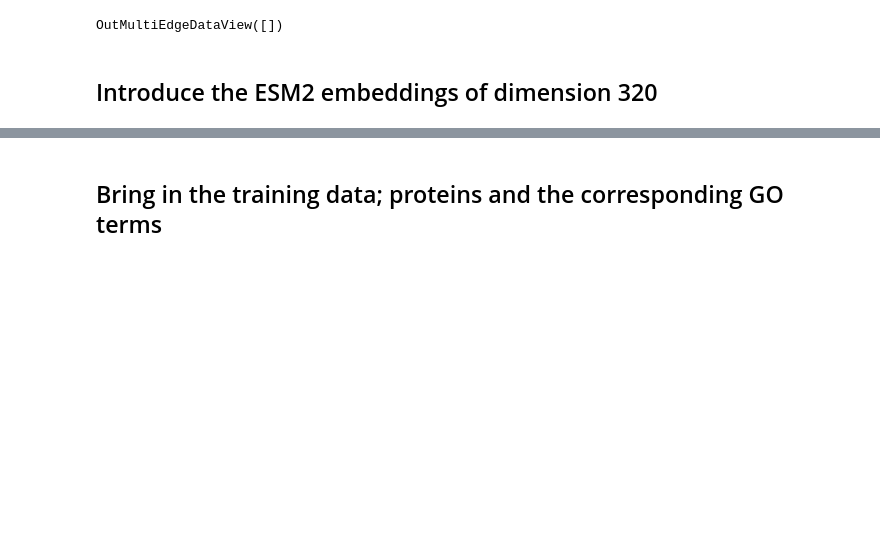
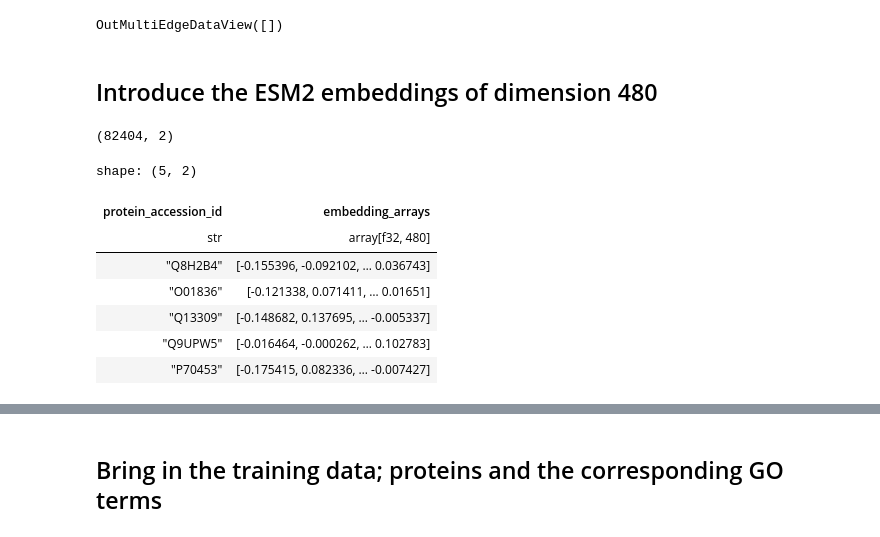
Before and after one commit to sumaniitm/cafa-6-protein-function-prediction-kaggle, a Jupyter notebook: cafa-suman-ontology-based-features.ipynb, the cells around one changed output, grey strips where cells are left out. Cells and saved outputs as stored; diff of their text form; code cells hidden in the pictures; blank space fills up the shorter version.

```diff
--- a/cafa-suman-ontology-based-features.ipynb
+++ b/cafa-suman-ontology-based-features.ipynb
@@ -208,11 +208,22 @@ go_graph.out_edges(node, keys=True)
 # %% [output]
 OutMultiEdgeDataView([])
 # %% [markdown]
-## Introduce the ESM2 embeddings of dimension 320
+## Introduce the ESM2 embeddings of dimension 480
 # %%
-emb_df = pl.read_parquet('/kaggle/input/cafa6-protein-go-terms-feat-labels/train_protein_features_esm2_320.parquet')
+emb_df = pl.read_parquet('/kaggle/input/cafa6-protein-go-terms-feat-labels/train_protein_features_esm2_480.parquet')
 emb_df.shape
+# %% [output]
+(82404, 2)
 # %%
-emb_df.head(3)
+emb_df.head(5)
+# %% [output]
+shape: (5, 2)
+| protein_accession_id | embedding_arrays |
+| str | array[f32, 480] |
+| "Q8H2B4" | [-0.155396, -0.092102, … 0.036743] |
+| "O01836" | [-0.121338, 0.071411, … 0.01651] |
+| "Q13309" | [-0.148682, 0.137695, … -0.005337] |
+| "Q9UPW5" | [-0.016464, -0.000262, … 0.102783] |
+| "P70453" | [-0.175415, 0.082336, … -0.007427] |
 # %%
 dd.sql(" select count(distinct(protein_accession_id)) as proteins from emb_df ").pl()
```
Also changed, not shown: parts of 26 cells of this notebook.
